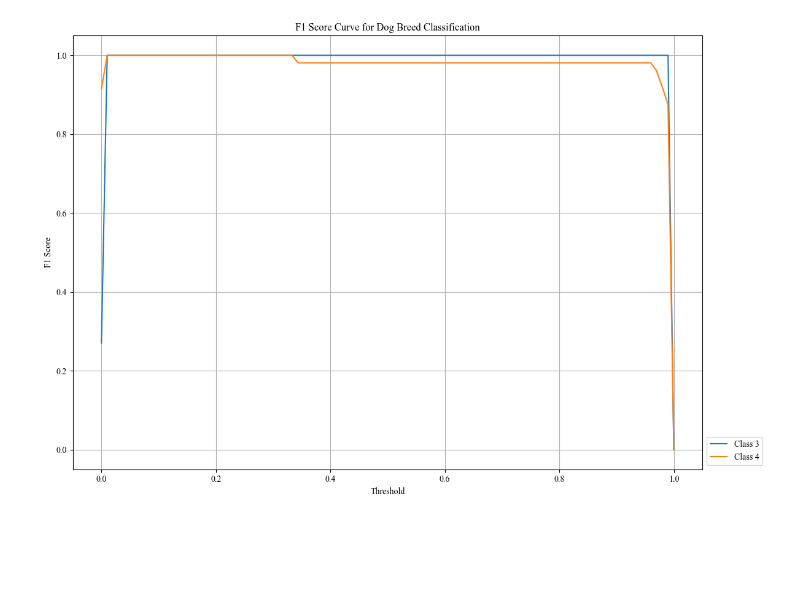
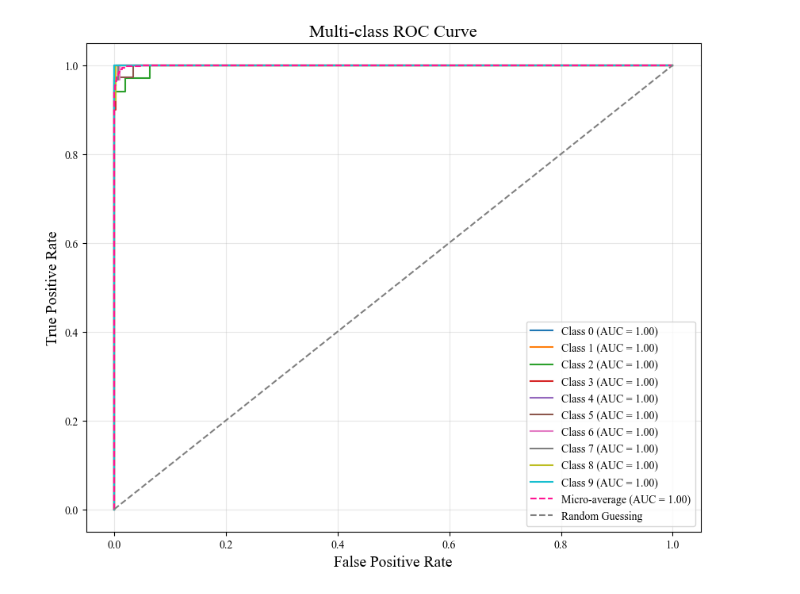
Before and after one commit to poojasingh91/DogBreedClassification, a Jupyter notebook: notebooks/DogClassification.ipynb, the cells around one changed output. Drawn from its saved outputs; the diff is of its cells as text; code cells hidden in the pictures; blank space fills up the shorter version.

```diff
--- a/notebooks/DogClassification.ipynb
+++ b/notebooks/DogClassification.ipynb
@@ -346,60 +301,40 @@ plt.show()
 # %%
 import numpy as np
+from sklearn.metrics import roc_curve, auc
+from sklearn.preprocessing import label_binarize
 import matplotlib.pyplot as plt
-from sklearn.metrics import precision_recall_curve, f1_score
-from sklearn.preprocessing import label_binarize
+from itertools import cycle
 
-# Step 1: Extract y_true and y_pred from val_generator
-y_true = []
-y_pred = []
+# Number of classes
+n_classes = y_pred_probs.shape[1]
 
-for batch_x, batch_y in val_generator:
-    y_true.append(batch_y)
-    y_pred.append(model.predict(batch_x))
+# Binarize the true labels (for multi-class ROC curve)
+y_true_bin = label_binarize(y_true, classes=range(n_classes))
 
-    # Stop after one epoch
-    if len(y_true) * val_generator.batch_size >= len(val_generator):
-        break
+# Plotting the ROC curve
+fpr = {}
+tpr = {}
+roc_auc = {}
 
-# Concatenate all batches
-y_true = np.concatenate(y_true, axis=0)
-y_pred = np.concatenate(y_pred, axis=0)
+plt.figure(figsize=(10, 8))
+for i in range(n_classes):
+    fpr[i], tpr[i], _ = roc_curve(y_true_bin[:, i], y_pred_probs[:, i])
+    roc_auc[i] = auc(fpr[i], tpr[i])
+    plt.plot(fpr[i], tpr[i], label=f"Class {i} (AUC = {roc_auc[i]:.2f})")
 
-# Step 2: Ensure the true labels are binarized for multi-class evaluation
-num_classes = y_pred.shape[1]  # Assuming y_pred has shape (samples, 12)
-y_true_binarized = label_binarize(y_true, classes=list(range(num_classes)))
+# Micro-average ROC curve and AUC
+fpr["micro"], tpr["micro"], _ = roc_curve(y_true_bin.ravel(), y_pred_probs.ravel())
+roc_auc["micro"] = auc(fpr["micro"], tpr["micro"])
+plt.plot(fpr["micro"], tpr["micro"], linestyle='--', label=f"Micro-average (AUC = {roc_auc['micro']:.2f})", color='deeppink')
 
-# Step 3: Compute F1 score for various thresholds
-thresholds = np.linspace(0, 1, 100)
-f1_scores = {i: [] for i in range(num_classes)}
+# Add diagonal line for random guessing
+plt.plot([0, 1], [0, 1], linestyle="--", color="gray", label="Random Guessing")
 
-for i in range(num_classes):
-    # Skip this class if it has no positive examples
-    if y_true_binarized[:, i].sum() == 0:
-        print(f"Warning: Class {i} has no positive samples in y_true. Skipping.")
-        continue
-
-    for t in thresholds:
-        pred_class = (y_pred[:, i] >= t).astype(int)
-        if pred_class.sum() == 0:
-            # Avoid division by zero or undefined F1
-            f1_scores[i].append(0.0)
-        else:
-            f1 = f1_score(y_true_binarized[:, i], pred_class, zero_division=1)
-            f1_scores[i].append(f1)
-
-# Step 4: Plot F1 Score Curve
-plt.figure(figsize=(12, 8))
-for i in range(num_classes):
-    if i in f1_scores and len(f1_scores[i]) > 0:
-        plt.plot(thresholds, f1_scores[i], label=f'Class {i}')
-
-# Add plot annotations
-plt.xlabel('Threshold')
-plt.ylabel('F1 Score')
-plt.title('F1 Score Curve for Dog Breed Classification')
-plt.legend(loc='lower left', bbox_to_anchor=(1, 0), ncol=1)
-plt.grid()
-plt.tight_layout()
+# Plot formatting
+plt.title("Multi-class ROC Curve", fontsize=16)
+plt.xlabel("False Positive Rate", fontsize=14)
+plt.ylabel("True Positive Rate", fontsize=14)
+plt.legend(loc="lower right")
+plt.grid(alpha=0.3)
 plt.show()
 # %% [output]
@@ -417 +341 @@ Warning: Class 11 has no positive samples in y_true. Skipping.
-[figure, old version]
+[figure, new version]
```
Also changed, not shown: parts of 11 cells of this notebook, 7 other files.
